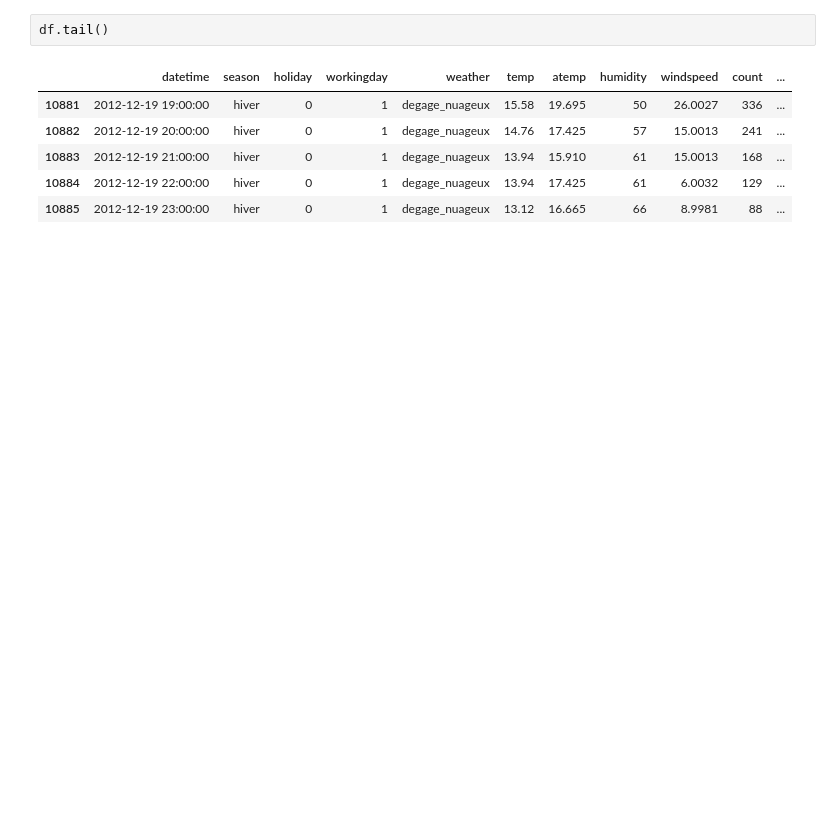
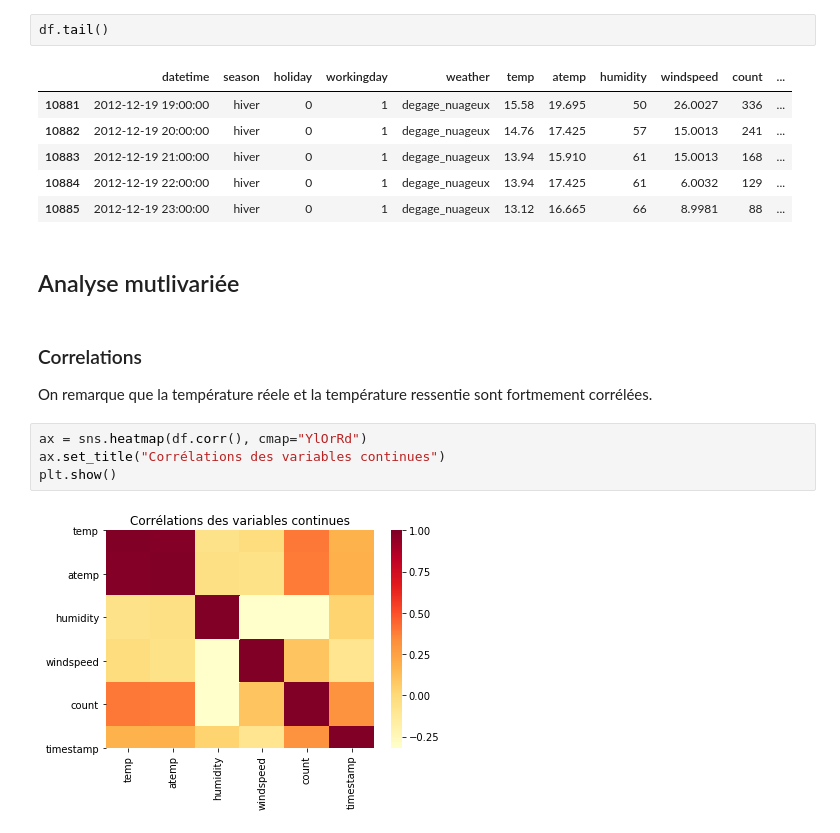
Before and after one commit to uazech/data-mining-velo, a Jupyter notebook: script/projet_velo_sujet.ipynb, the cells around one changed output. Drawn from its saved outputs; the diff is of its cells as text; blank space fills up the shorter version.

```diff
--- a/script/projet_velo_sujet.ipynb
+++ b/script/projet_velo_sujet.ipynb
@@ -371,3 +394,16 @@ df.tail()
 | 10883 | 2012-12-19 21:00:00 | hiver | 0 | 1 | degage_nuageux | 13.94 | 15.910 | 61 | 15.0013 | 168 | ... |
 | 10884 | 2012-12-19 22:00:00 | hiver | 0 | 1 | degage_nuageux | 13.94 | 17.425 | 61 | 6.0032 | 129 | ... |
 | 10885 | 2012-12-19 23:00:00 | hiver | 0 | 1 | degage_nuageux | 13.12 | 16.665 | 66 | 8.9981 | 88 | ... |
+# %% [markdown]
+
+## Analyse mutlivariée
+# %% [markdown]
+### Correlations
+
+On remarque que la température réele et la température ressentie sont fortmement corrélées.
+# %%
+ax = sns.heatmap(df.corr(), cmap="YlOrRd")
+ax.set_title("Corrélations des variables continues")
+plt.show()
+# %% [output]
+[figure, added]
```
Also changed, not shown: parts of 19 cells of this notebook.
